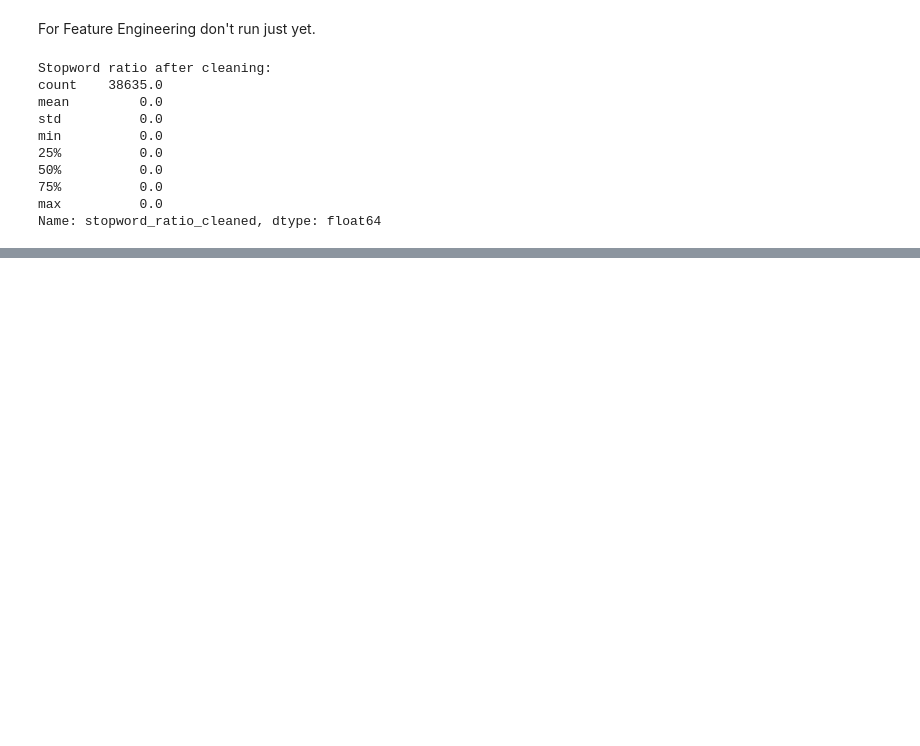
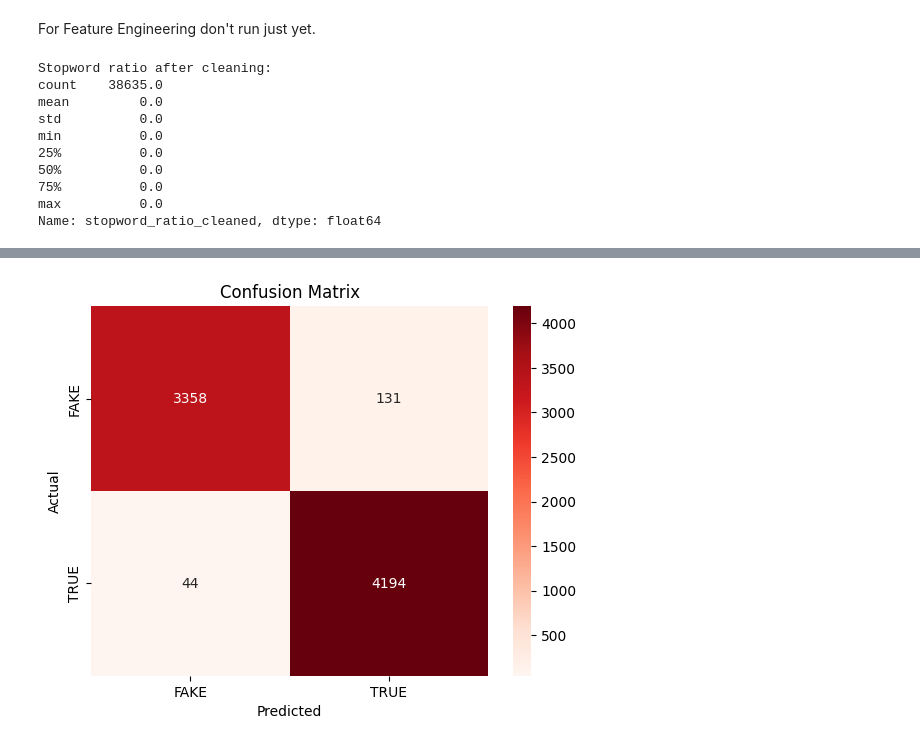
Before and after one commit to Accenture-1a-BTT/accenture-1a-team-project, a Jupyter notebook: Copy_of_FakeNews_Accenture.ipynb, the cells around one changed output, grey strips where cells are left out. Drawn from its saved outputs; the diff is of its cells as text; code cells hidden in the pictures; blank space fills up the shorter version.

```diff
--- a/Copy_of_FakeNews_Accenture.ipynb
+++ b/Copy_of_FakeNews_Accenture.ipynb
@@ -1419,0 +1594,13 @@ Name: stopword_ratio_cleaned, dtype: float64
+# %%
+df = df_final_cleaned.copy()
+
+df['label_num'] = df['label'].map({'FAKE': 0, 'TRUE': 1})
+
+# Split into train/test sets (80/20)
+X_train_text, X_test_text, y_train, y_test = train_test_split(
+    df['text'], df['label_num'],
+    test_size=0.2, random_state=42, stratify=df['label_num']
+)
+
+print("Train size:", X_train_text.shape[0])
+print("Test size:", X_test_text.shape[0])
@@ -1419,0 +1610,8 @@ Name: stopword_ratio_cleaned, dtype: float64
+# %%
+# Convert text into TF-IDF features
+tfidf = TfidfVectorizer(max_features=9000, ngram_range=(1,2), stop_words='english')
+X_train_tfidf = tfidf.fit_transform(X_train_text)
+X_test_tfidf = tfidf.transform(X_test_text)
+
+print("TF-IDF shape (train):", X_train_tfidf.shape)
+print("TF-IDF shape (test):", X_test_tfidf.shape)
@@ -1419,0 +1621,10 @@ Name: stopword_ratio_cleaned, dtype: float64
+# %%
+
+
+log_model = LogisticRegression(max_iter=1000, solver='liblinear')
+log_model.fit(X_train_tfidf, y_train)
+
+y_pred = log_model.predict(X_test_tfidf)
+
+print("Accuracy:", round(accuracy_score(y_test, y_pred), 4))
+print("\nClassification Report:\n", classification_report(y_test, y_pred))
@@ -1419,0 +1643,11 @@ Name: stopword_ratio_cleaned, dtype: float64
+# %%
+from sklearn.metrics import confusion_matrix
+
+cm = confusion_matrix(y_test, y_pred)
+sns.heatmap(cm, annot=True, fmt='d', cmap='Reds', xticklabels=['FAKE','TRUE'], yticklabels=['FAKE','TRUE'])
+plt.xlabel("Predicted")
+plt.ylabel("Actual")
+plt.title("Confusion Matrix")
+plt.show()
+# %% [output]
+[figure, added]
```
Also changed, not shown: parts of 52 cells of this notebook.
